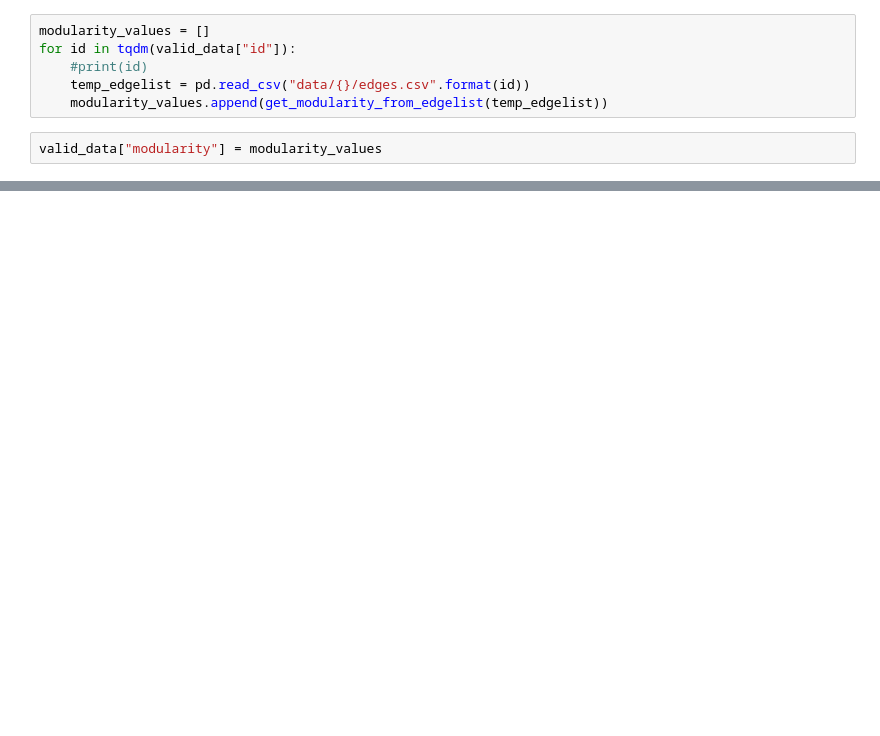
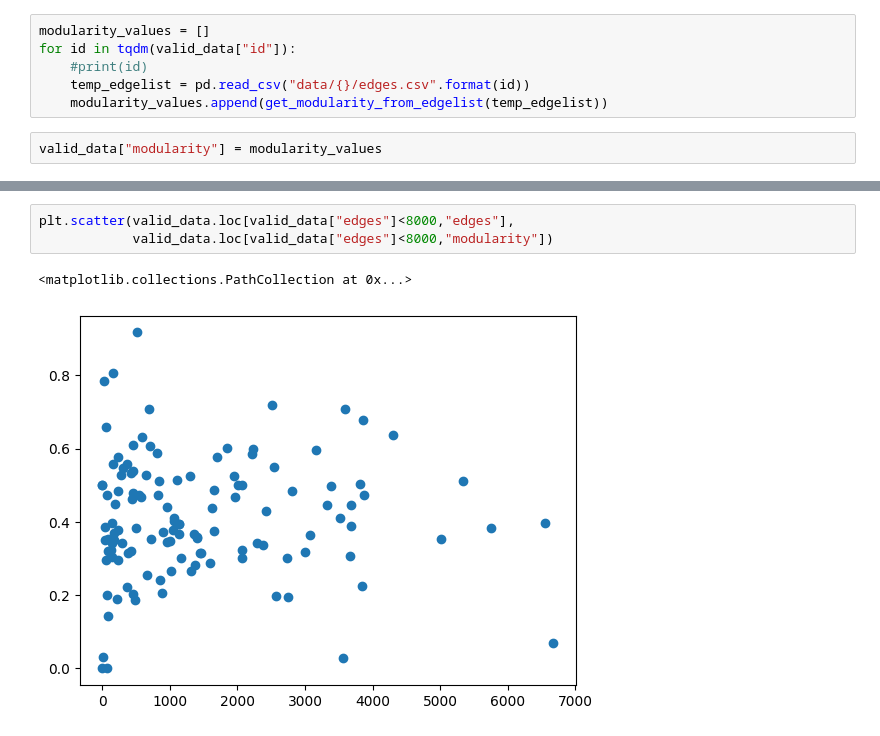
Before and after one commit to DanielBarabas/prog2_3rd_assignment_group, a Jupyter notebook: abrak.ipynb, the cells around one changed output, grey strips where cells are left out. Cells and saved outputs as stored; diff of their text form; blank space fills up the shorter version.

```diff
--- a/abrak.ipynb
+++ b/abrak.ipynb
@@ -23,0 +30,6 @@ valid_data["modularity"] = modularity_values
+# %%
+plt.scatter(valid_data.loc[valid_data["edges"]<8000,"edges"],
+            valid_data.loc[valid_data["edges"]<8000,"modularity"])
+# %% [output]
+<matplotlib.collections.PathCollection at 0x...>
+[figure, added]
```
Also changed, not shown: parts of 3 cells of this notebook.
